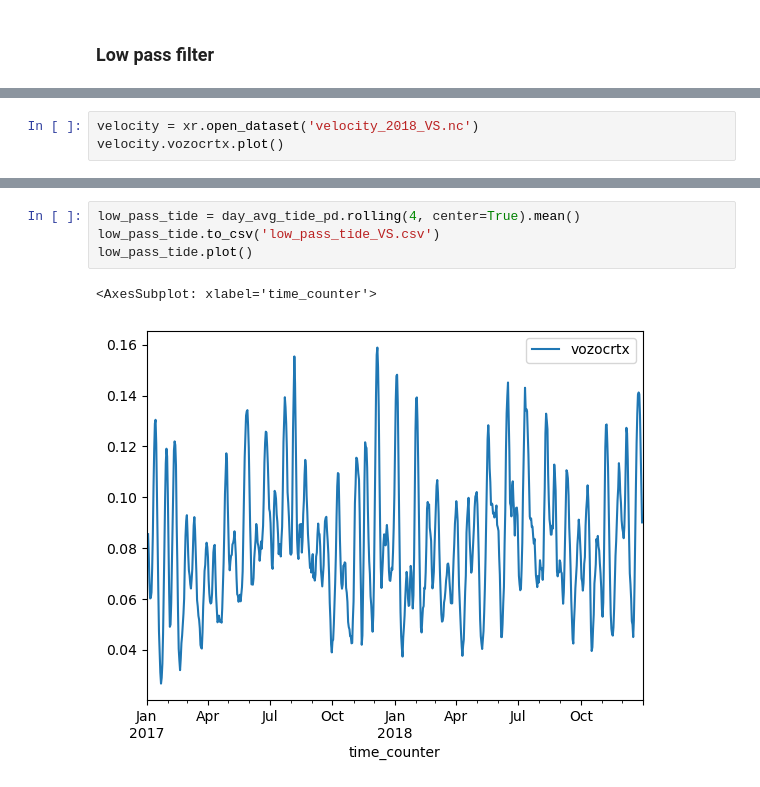
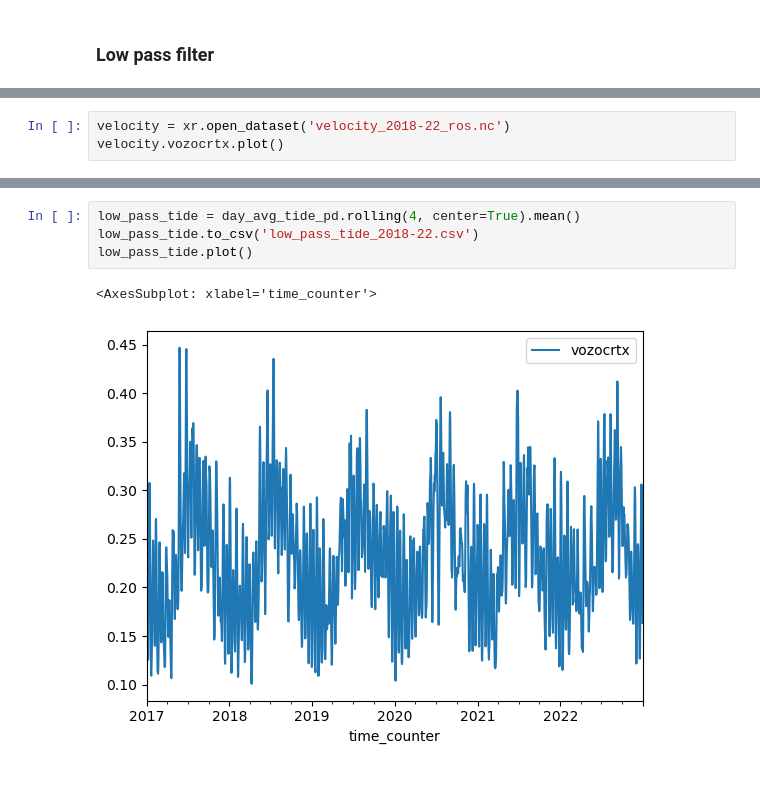
Before and after one commit to SalishSeaCast/analysis-camryn, a Jupyter notebook: notebooks/tidal_analysis.ipynb, the cells around one changed output, grey strips where cells are left out. Cells and saved outputs as stored; diff of their text form.

```diff
--- a/notebooks/tidal_analysis.ipynb
+++ b/notebooks/tidal_analysis.ipynb
@@ -64,5 +70,5 @@ velocity_year.plot()
 # %%
-velocity = xr.open_dataset('velocity_2018_VS.nc')
+velocity = xr.open_dataset('velocity_2018-22_ros.nc')
 velocity.vozocrtx.plot()
 # %% [output]
 [<matplotlib.lines.Line2D at 0x...>]
@@ -88,7 +94,7 @@ day_avg_tide_pd.plot()
 # %%
 low_pass_tide = day_avg_tide_pd.rolling(4, center=True).mean()
-low_pass_tide.to_csv('low_pass_tide_VS.csv')
+low_pass_tide.to_csv('low_pass_tide_2018-22.csv')
 low_pass_tide.plot()
 # %% [output]
 <AxesSubplot: xlabel='time_counter'>
-[figure, old version]
+[figure, new version]
```
Also changed, not shown: parts of 6 cells of this notebook.
